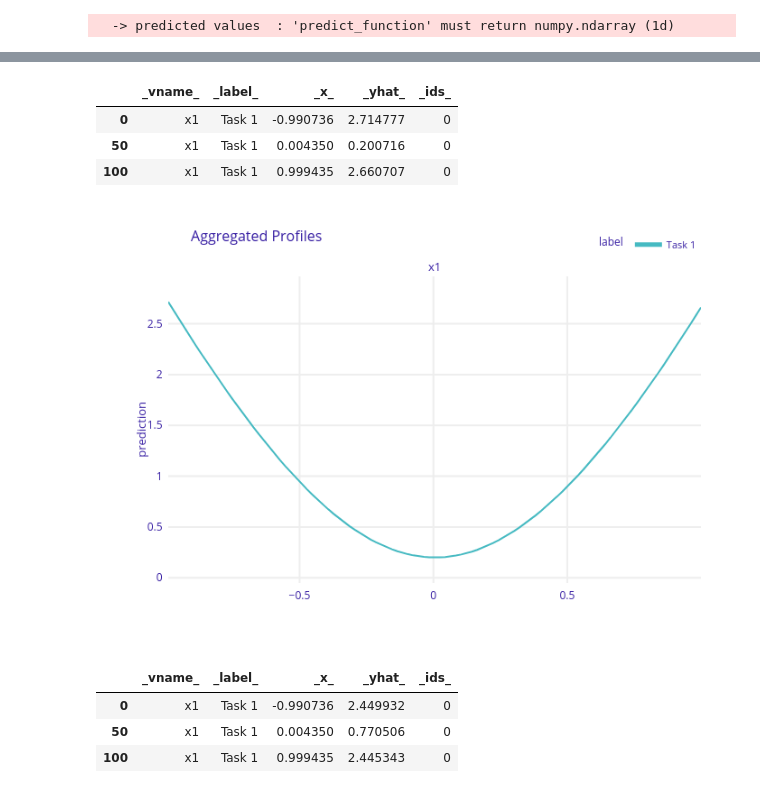
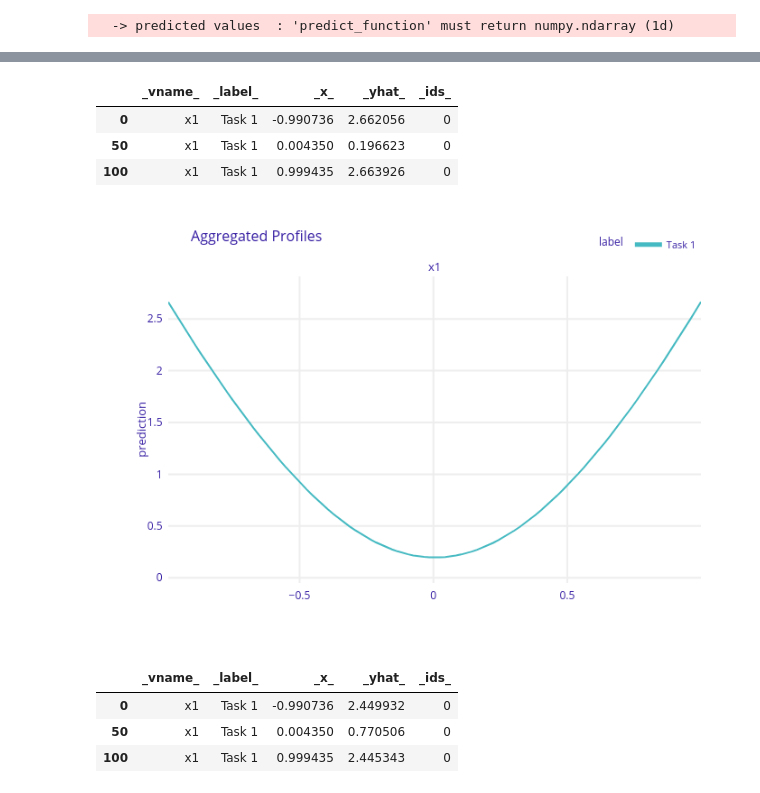
Before and after one commit to mim-uw/eXplainableMachineLearning-2024, a Jupyter notebook: Homeworks/HW5/MateuszSzymanski/MateuszSzymanski.ipynb, the cells around one changed output, grey strips where cells are left out. Cells and saved outputs as stored; diff of their text form; code cells hidden in the pictures.

```diff
--- a/Homeworks/HW5/MateuszSzymanski/MateuszSzymanski.ipynb
+++ b/Homeworks/HW5/MateuszSzymanski/MateuszSzymanski.ipynb
@@ -262,16 +260,16 @@ show_plotly_image(figure)
 [figure]
 # %%
-partial_dependence = explainer.model_profile(variables=['x1'], type='conditional')
+partial_dependence = explainer.model_profile(variables=['x1'], type='conditional', N=N)
 display(partial_dependence.result.iloc[::50])
 figure = partial_dependence.plot(show=False)
 
 show_plotly_image(figure)
 # %% [output]
 |  | _vname_ | _label_ | _x_ | _yhat_ | _ids_ |
-| 0 | x1 | Task 1 | -0.990736 | 2.714777 | 0 |
-| 50 | x1 | Task 1 | 0.004350 | 0.200716 | 0 |
-| 100 | x1 | Task 1 | 0.999435 | 2.660707 | 0 |
+| 0 | x1 | Task 1 | -0.990736 | 2.662056 | 0 |
+| 50 | x1 | Task 1 | 0.004350 | 0.196623 | 0 |
+| 100 | x1 | Task 1 | 0.999435 | 2.663926 | 0 |
-[figure, old version]
+[figure, new version]
 # %%
 partial_dependence = explainer.model_profile(variables=['x1'], type='accumulated')
 display(partial_dependence.result.iloc[::50])
```
Also changed, not shown: parts of 11 cells of this notebook, 1 other file.
